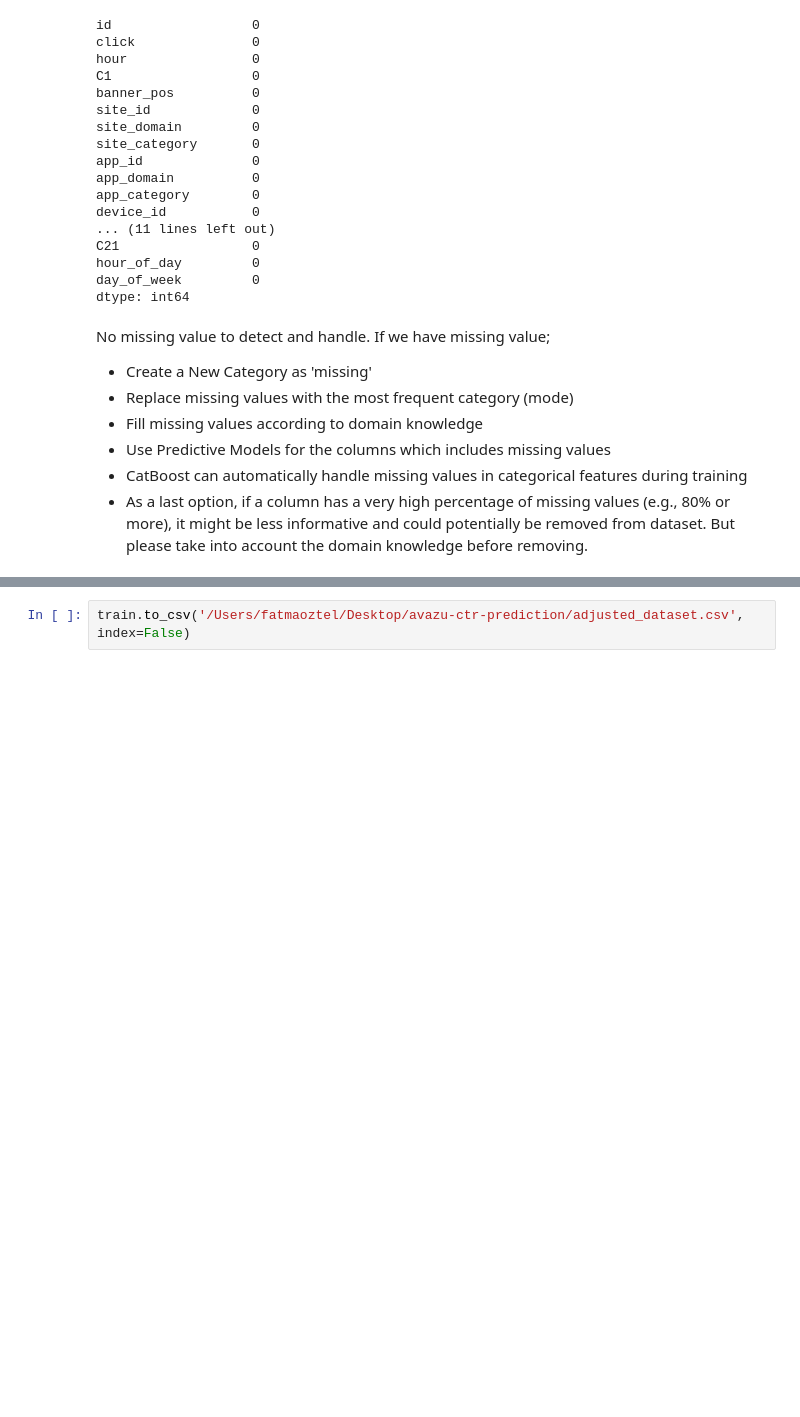
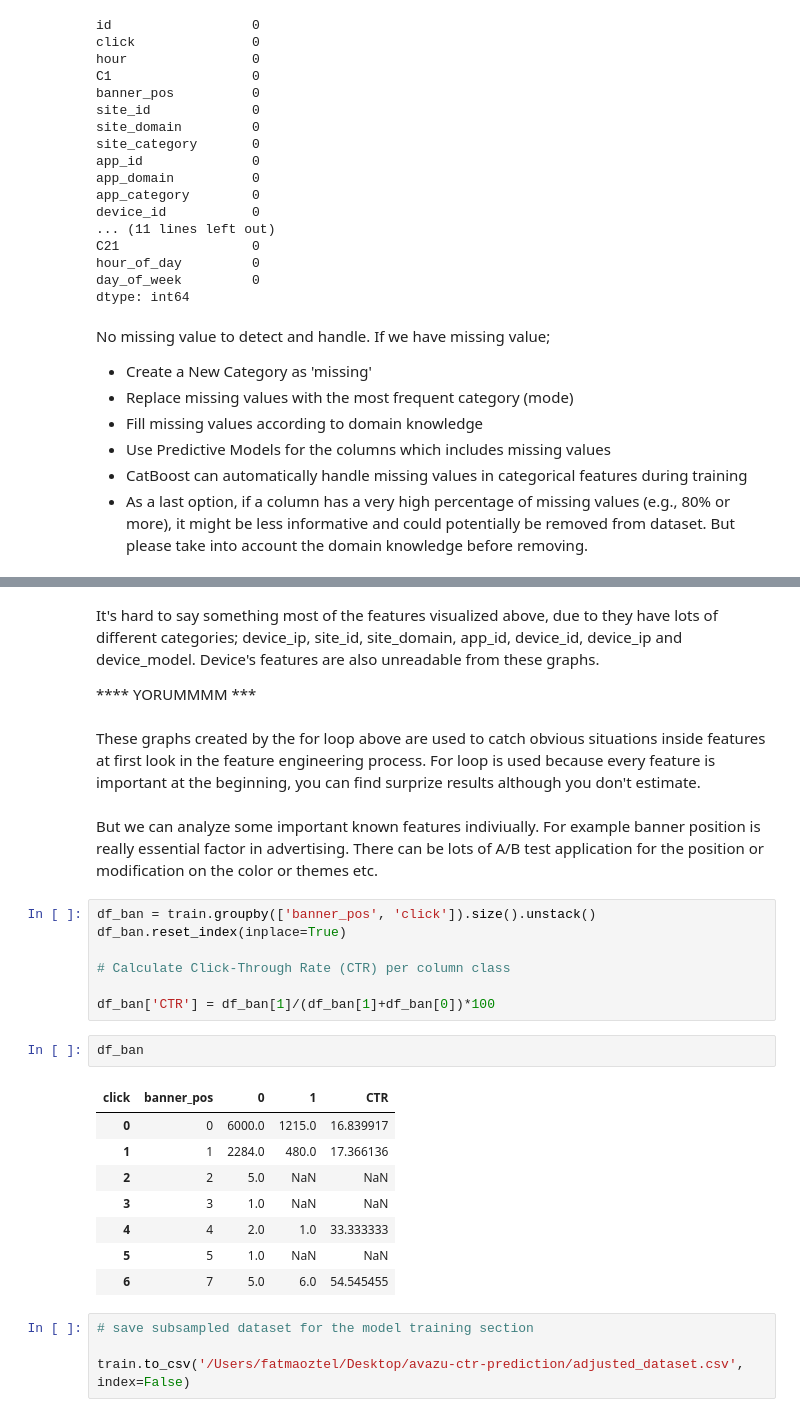
Before and after one commit to ftmoztl/CTR-prediction-with-catboost, a Jupyter notebook: CTR-analysis-prediction.ipynb, the cells around one changed output, grey strips where cells are left out. Saved outputs shown, nothing was run; the diff lists cells and outputs as text; blank space fills up the shorter version.

```diff
--- a/CTR-analysis-prediction.ipynb
+++ b/CTR-analysis-prediction.ipynb
@@ -236,2 +379,31 @@ No missing value to detect and handle. If we have missing value;
+# %% [markdown]
+It's hard to say something most of the features visualized above, due to they have lots of different categories; device_ip, site_id, site_domain, app_id, device_id, device_ip and device_model. Device's features are also unreadable from these graphs.
+
+
+**** YORUMMMM ***
+# %% [markdown]
+These graphs created by the for loop above are used to catch obvious situations inside features at first look in the feature engineering process. For loop is used because every feature is important at the beginning, you can find surprize results although you don't estimate.
+# %% [markdown]
+But we can analyze some important known features indiviually. For example banner position is really essential factor in advertising. There can be lots of A/B test application for the position or modification on the color or themes etc.
+# %%
+df_ban = train.groupby(['banner_pos', 'click']).size().unstack()
+df_ban.reset_index(inplace=True)
+
+# Calculate Click-Through Rate (CTR) per column class
+
+df_ban['CTR'] = df_ban[1]/(df_ban[1]+df_ban[0])*100
+# %%
+df_ban
+# %% [output]
+| click | banner_pos | 0 | 1 | CTR |
+| 0 | 0 | 6000.0 | 1215.0 | 16.839917 |
+| 1 | 1 | 2284.0 | 480.0 | 17.366136 |
+| 2 | 2 | 5.0 | NaN | NaN |
+| 3 | 3 | 1.0 | NaN | NaN |
+| 4 | 4 | 2.0 | 1.0 | 33.333333 |
+| 5 | 5 | 1.0 | NaN | NaN |
+| 6 | 7 | 5.0 | 6.0 | 54.545455 |
 # %%
+# save subsampled dataset for the model training section
+
 train.to_csv('/Users/fatmaoztel/Desktop/avazu-ctr-prediction/adjusted_dataset.csv', index=False)
```
Also changed, not shown: parts of 20 cells of this notebook.
